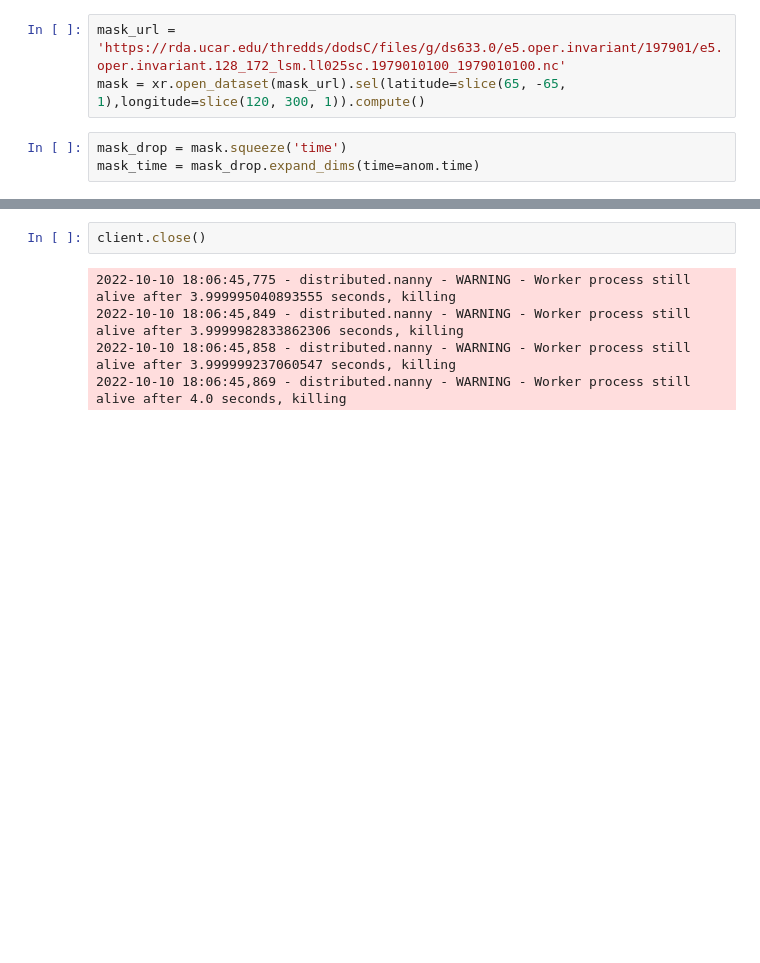
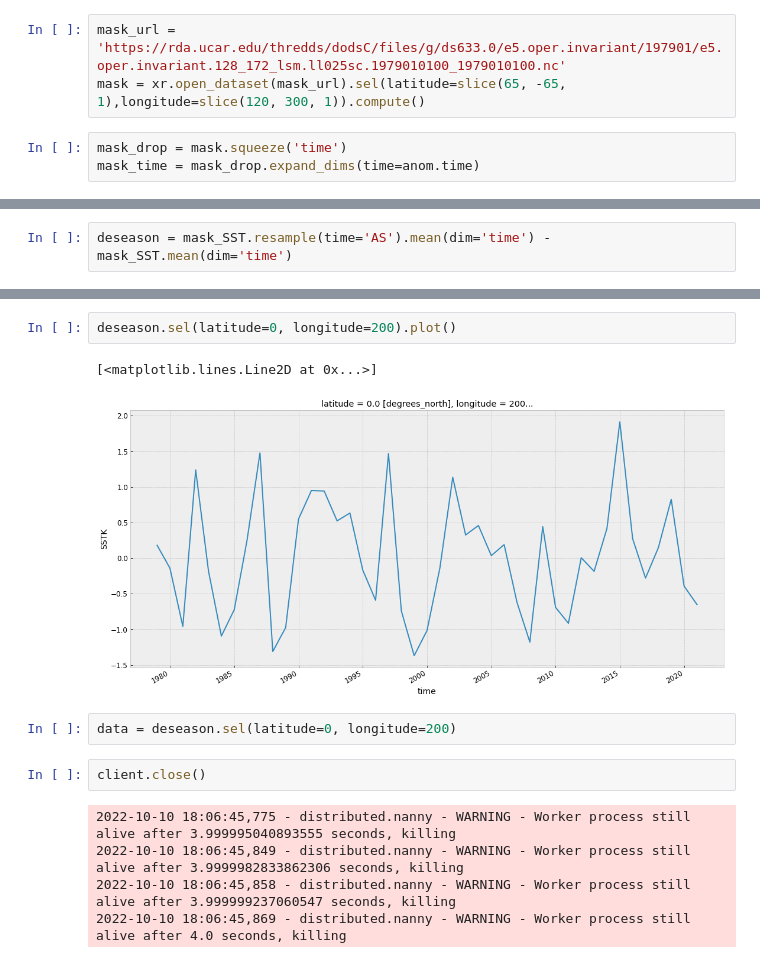
Before and after one commit to atmsillinois/time-series-and-eofs-EWolffWX, a Jupyter notebook: Homework4.ipynb, the cells around one changed output, grey strips where cells are left out. Cells and saved outputs as stored; diff of their text form; blank space fills up the shorter version.

```diff
--- a/Homework4.ipynb
+++ b/Homework4.ipynb
@@ -154,0 +330,2 @@ mask_SST.sel(time='2020-12-01', method='nearest').plot()
+# %%
+deseason = mask_SST.resample(time='AS').mean(dim='time') - mask_SST.mean(dim='time')
@@ -155,3 +352,10 @@ mask_SST.sel(time='2020-12-01', method='nearest').plot()
+# %%
+deseason.sel(latitude=0, longitude=200).plot()
+# %% [output]
+[<matplotlib.lines.Line2D at 0x...>]
+[figure, added]
+# %%
+data = deseason.sel(latitude=0, longitude=200)
 # %%
 client.close()
 # %% [output]
```
Also changed, not shown: parts of 25 cells of this notebook.
